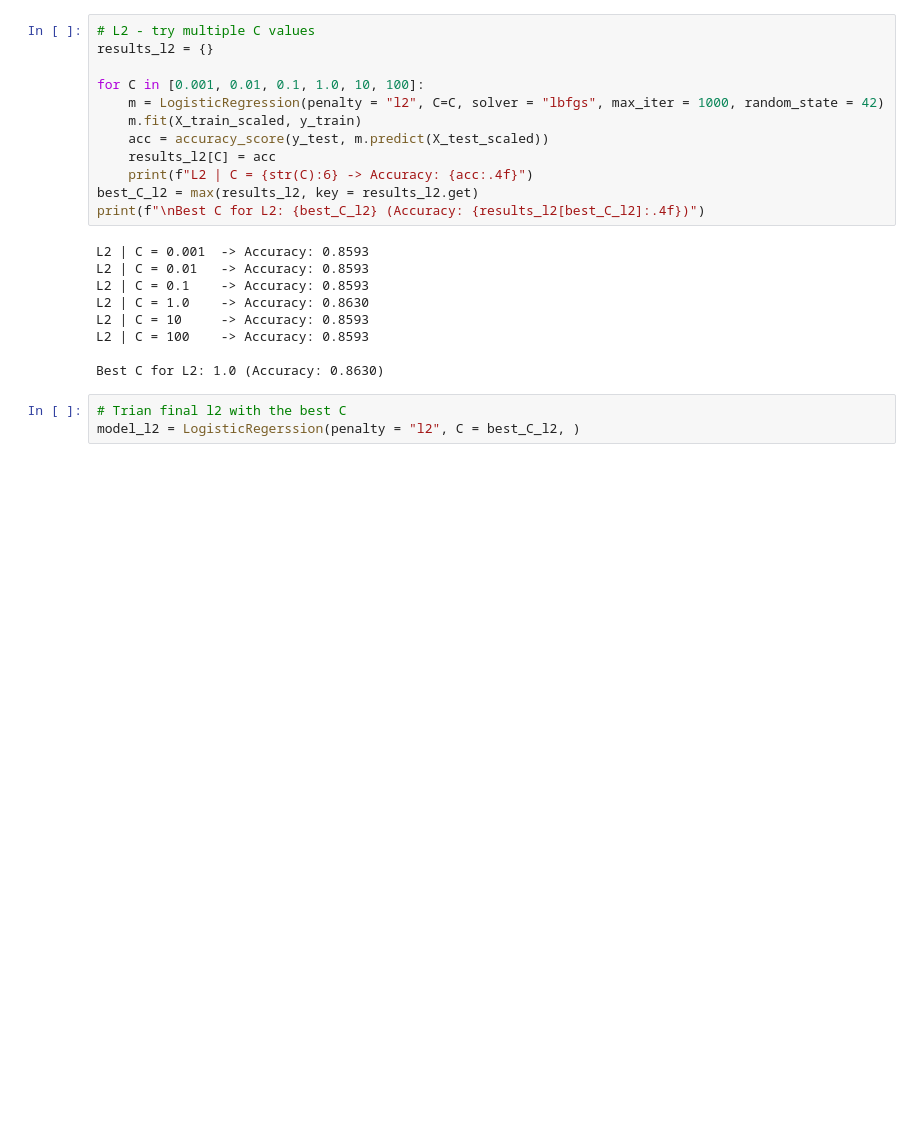
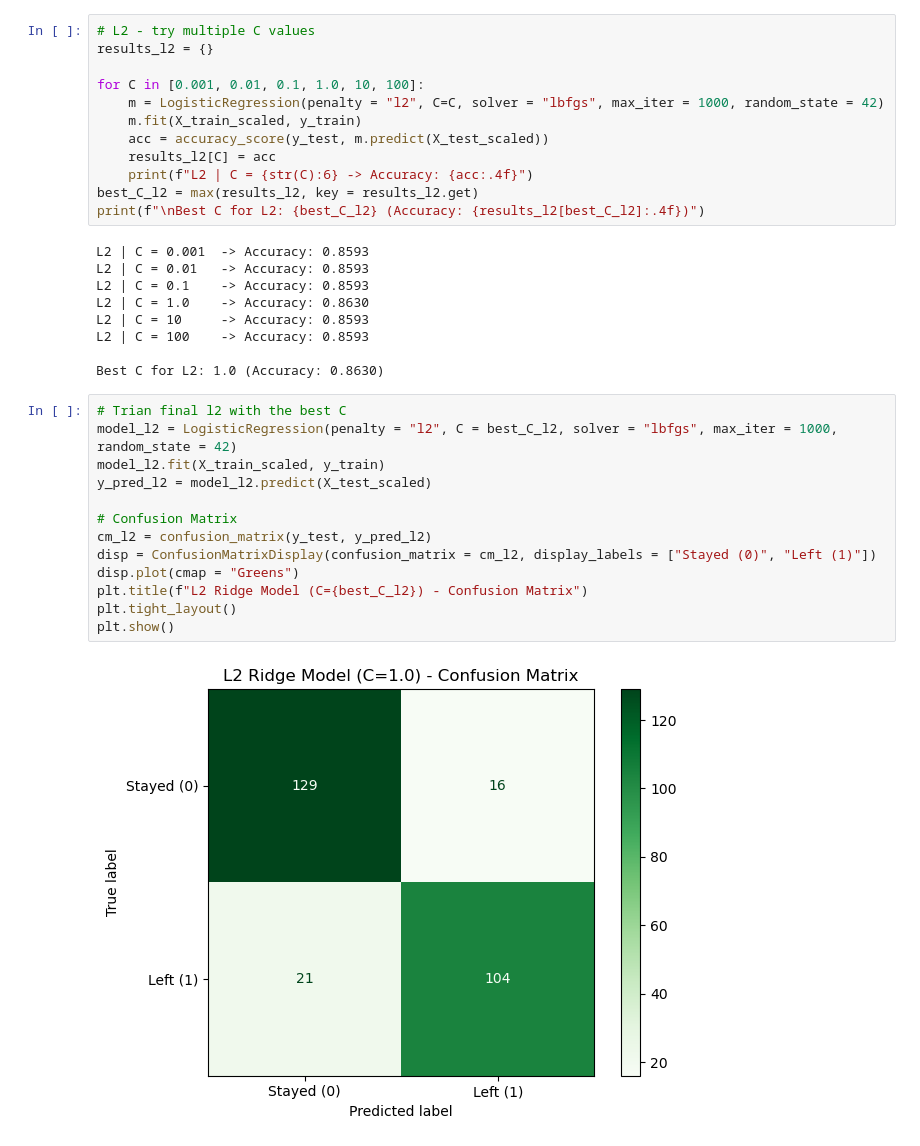
Before and after one commit to Samir-BK/TalentGuard-AI, a Jupyter notebook: model.ipynb, the cells around one changed output. Saved outputs shown, nothing was run; the diff lists cells and outputs as text; blank space fills up the shorter version.

Commit message:
L2 model Confusion Matrix

```diff
--- a/model.ipynb
+++ b/model.ipynb
@@ -196,4 +196,16 @@ L2 | C = 100    -> Accuracy: 0.8593
 Best C for L2: 1.0 (Accuracy: 0.8630)
 # %%
 # Trian final l2 with the best C
-model_l2 = LogisticRegerssion(penalty = "l2", C = best_C_l2, )
+model_l2 = LogisticRegression(penalty = "l2", C = best_C_l2, solver = "lbfgs", max_iter = 1000, random_state = 42)
+model_l2.fit(X_train_scaled, y_train)
+y_pred_l2 = model_l2.predict(X_test_scaled)
+
+# Confusion Matrix
+cm_l2 = confusion_matrix(y_test, y_pred_l2)
+disp = ConfusionMatrixDisplay(confusion_matrix = cm_l2, display_labels = ["Stayed (0)", "Left (1)"])
+disp.plot(cmap = "Greens")
+plt.title(f"L2 Ridge Model (C={best_C_l2}) - Confusion Matrix")
+plt.tight_layout()
+plt.show()
+# %% [output]
+[figure, added]
```
